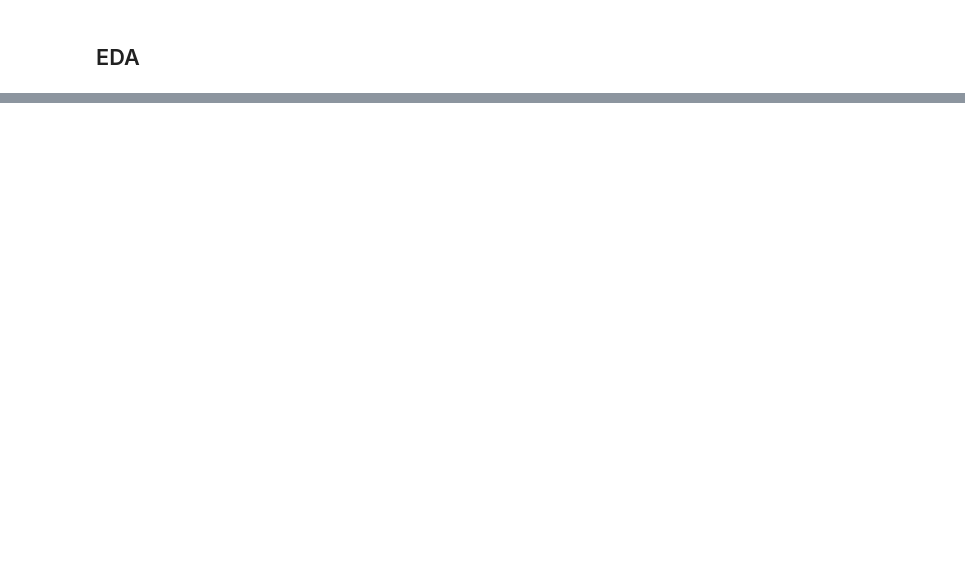
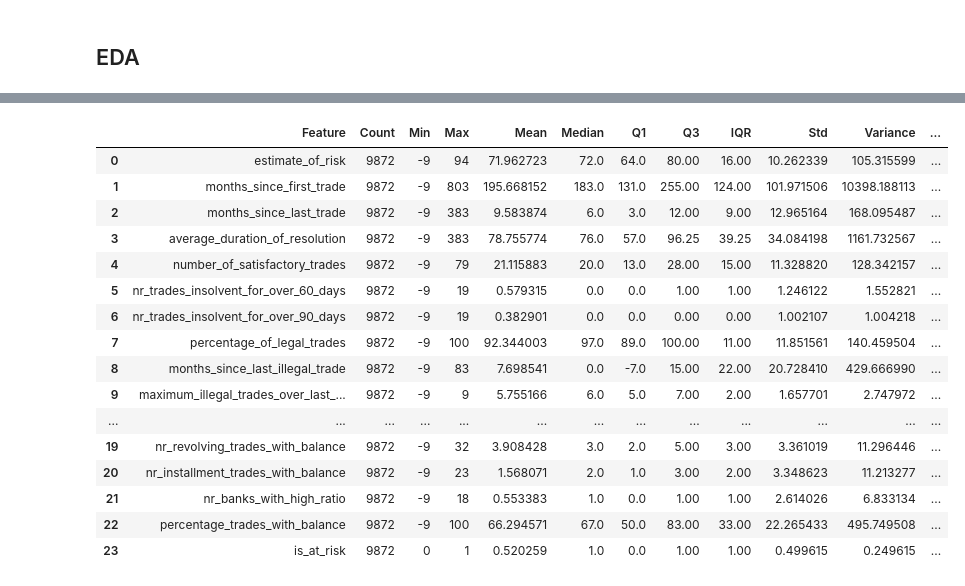
Before and after one commit to deveshdubey18/credit_risk_assessment_model, a Jupyter notebook: eda/EDA.ipynb, the cells around one changed output, grey strips where cells are left out. Drawn from its saved outputs; the diff is of its cells as text; code cells hidden in the pictures; blank space fills up the shorter version.

```diff
--- a/eda/EDA.ipynb
+++ b/eda/EDA.ipynb
@@ -28,0 +98,43 @@ df.head()
+# %%
+# checking Descriptive Stats of data using orderedict
+from collections import OrderedDict
+
+stats = []
+for i in df.columns:
+    order = OrderedDict({
+        'Feature':df[i].name,
+        'Count':df[i].count(),
+        'Min':df[i].min(),
+        'Max':df[i].max(),
+        'Mean':df[i].mean(),
+        'Median':df[i].median(),
+        'Q1':df[i].quantile(0.25),
+        'Q3':df[i].quantile(0.75),
+        'IQR':df[i].quantile(0.75)-df[i].quantile(0.25),
+        'Std':df[i].std(),
+        'Variance':df[i].var(),
+        'Skewness':df[i].skew(),
+        'Kurtosis':df[i].kurtosis()
+    })
+    stats.append(order)
+
+report = pd.DataFrame(stats)
+report
+# %% [output]
+|  | Feature | Count | Min | Max | Mean | Median | Q1 | Q3 | IQR | Std | Variance | ... |
+| 0 | estimate_of_risk | 9872 | -9 | 94 | 71.962723 | 72.0 | 64.0 | 80.00 | 16.00 | 10.262339 | 105.315599 | ... |
+| 1 | months_since_first_trade | 9872 | -9 | 803 | 195.668152 | 183.0 | 131.0 | 255.00 | 124.00 | 101.971506 | 10398.188113 | ... |
+| 2 | months_since_last_trade | 9872 | -9 | 383 | 9.583874 | 6.0 | 3.0 | 12.00 | 9.00 | 12.965164 | 168.095487 | ... |
+| 3 | average_duration_of_resolution | 9872 | -9 | 383 | 78.755774 | 76.0 | 57.0 | 96.25 | 39.25 | 34.084198 | 1161.732567 | ... |
+| 4 | number_of_satisfactory_trades | 9872 | -9 | 79 | 21.115883 | 20.0 | 13.0 | 28.00 | 15.00 | 11.328820 | 128.342157 | ... |
+| 5 | nr_trades_insolvent_for_over_60_days | 9872 | -9 | 19 | 0.579315 | 0.0 | 0.0 | 1.00 | 1.00 | 1.246122 | 1.552821 | ... |
+| 6 | nr_trades_insolvent_for_over_90_days | 9872 | -9 | 19 | 0.382901 | 0.0 | 0.0 | 0.00 | 0.00 | 1.002107 | 1.004218 | ... |
+| 7 | percentage_of_legal_trades | 9872 | -9 | 100 | 92.344003 | 97.0 | 89.0 | 100.00 | 11.00 | 11.851561 | 140.459504 | ... |
+| 8 | months_since_last_illegal_trade | 9872 | -9 | 83 | 7.698541 | 0.0 | -7.0 | 15.00 | 22.00 | 20.728410 | 429.666990 | ... |
+| 9 | maximum_illegal_trades_over_last_... | 9872 | -9 | 9 | 5.755166 | 6.0 | 5.0 | 7.00 | 2.00 | 1.657701 | 2.747972 | ... |
+| ... | ... | ... | ... | ... | ... | ... | ... | ... | ... | ... | ... | ... |
+| 19 | nr_revolving_trades_with_balance | 9872 | -9 | 32 | 3.908428 | 3.0 | 2.0 | 5.00 | 3.00 | 3.361019 | 11.296446 | ... |
+| 20 | nr_installment_trades_with_balance | 9872 | -9 | 23 | 1.568071 | 2.0 | 1.0 | 3.00 | 2.00 | 3.348623 | 11.213277 | ... |
+| 21 | nr_banks_with_high_ratio | 9872 | -9 | 18 | 0.553383 | 1.0 | 0.0 | 1.00 | 1.00 | 2.614026 | 6.833134 | ... |
+| 22 | percentage_trades_with_balance | 9872 | -9 | 100 | 66.294571 | 67.0 | 50.0 | 83.00 | 33.00 | 22.265433 | 495.749508 | ... |
+| 23 | is_at_risk | 9872 | 0 | 1 | 0.520259 | 1.0 | 0.0 | 1.00 | 1.00 | 0.499615 | 0.249615 | ... |
```
Also changed, not shown: parts of 6 cells of this notebook.
